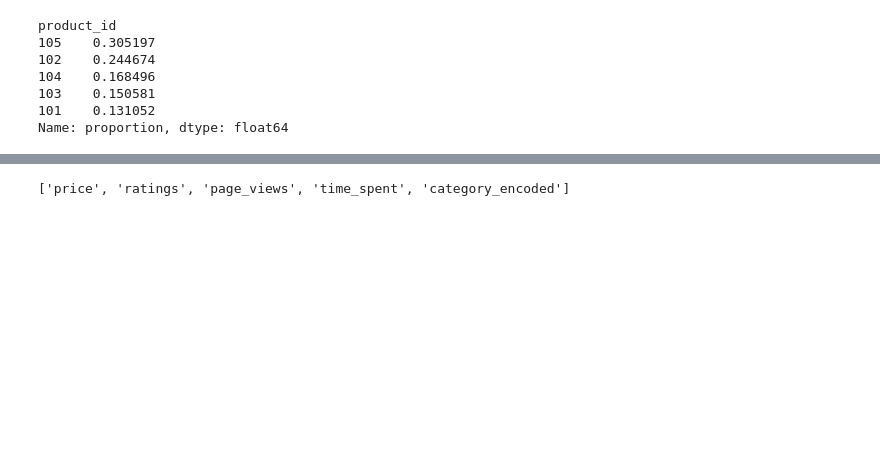
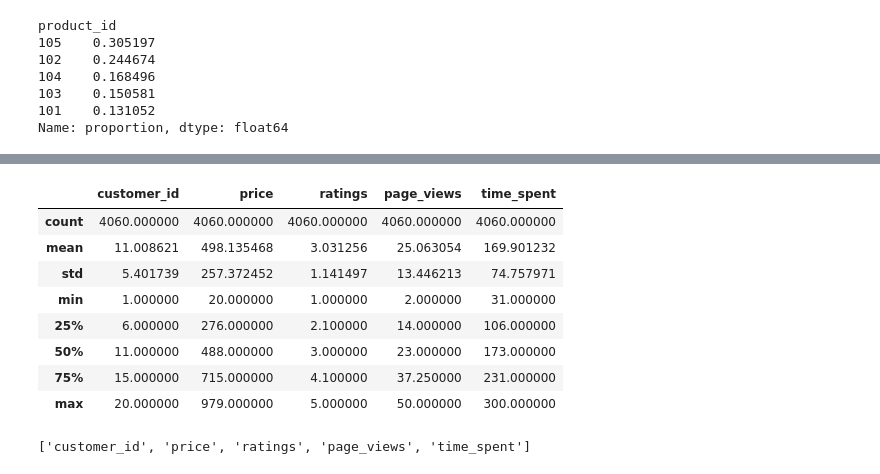
Before and after one commit to revaldianggara/Predictive-Analytics-for-Ecommerce, a Jupyter notebook: 2.data_exploration_preprocessing.ipynb, the cells around one changed output, grey strips where cells are left out. Saved outputs shown, nothing was run; the diff lists cells and outputs as text; code cells hidden in the pictures; blank space fills up the shorter version.

```diff
--- a/2.data_exploration_preprocessing.ipynb
+++ b/2.data_exploration_preprocessing.ipynb
@@ -391,0 +435,33 @@ Name: proportion, dtype: float64
+# %%
+# preprocess only for train data
+def preprocess_data(type='train', return_file=True):
+    """Function to preprocess train data"""
+    # Load data
+    X = utils.pickle_load(CONFIG_DATA[f'{type}_set_path'][0])
+    y = utils.pickle_load(CONFIG_DATA[f'{type}_set_path'][1])
+
+    # drop after ordinalencoded
+    X.drop(columns=['category', 'purchase_date'], inplace=True)
+    y.drop(columns=['category', 'purchase_date'], inplace=True)
+
+    # Preprocess data
+    X_clean = X
+    y_clean = y
+
+    # FOR TRAINING ONLY -> DO UNDERSAMPLING
+    if type == 'train':
+        X_clean, y_clean = random_undersampler(X, y)
+
+    # Print shape
+    print("X clean shape:", X_clean.shape)
+    print("y clean shape:", y_clean.shape)
+
+    # Dump file
+    utils.pickle_dump(X_clean, CONFIG_DATA[f'{type}_clean_path'][0])
+    utils.pickle_dump(y_clean, CONFIG_DATA[f'{type}_clean_path'][1])
+
+    if return_file:
+        return X_clean, y_clean
+# %%
+# Transform X_train
+X_train_clean, y_train_clean = preprocess_data(type = 'train')
@@ -392,4 +515,16 @@ Name: proportion, dtype: float64
+# %%
+X_train_clean.describe()
+# %% [output]
+|  | customer_id | price | ratings | page_views | time_spent |
+| count | 4060.000000 | 4060.000000 | 4060.000000 | 4060.000000 | 4060.000000 |
+| mean | 11.008621 | 498.135468 | 3.031256 | 25.063054 | 169.901232 |
+| std | 5.401739 | 257.372452 | 1.141497 | 13.446213 | 74.757971 |
+| min | 1.000000 | 20.000000 | 1.000000 | 2.000000 | 31.000000 |
+| 25% | 6.000000 | 276.000000 | 2.100000 | 14.000000 | 106.000000 |
+| 50% | 11.000000 | 488.000000 | 3.000000 | 23.000000 | 173.000000 |
+| 75% | 15.000000 | 715.000000 | 4.100000 | 37.250000 | 231.000000 |
+| max | 20.000000 | 979.000000 | 5.000000 | 50.000000 | 300.000000 |
 # %%
-X_test.columns.tolist()
+X_train_clean.columns.tolist()
 # %% [output]
-['price', 'ratings', 'page_views', 'time_spent', 'category_encoded']
+['customer_id', 'price', 'ratings', 'page_views', 'time_spent']
```
Also changed, not shown: parts of 25 cells of this notebook, 5 other files.
